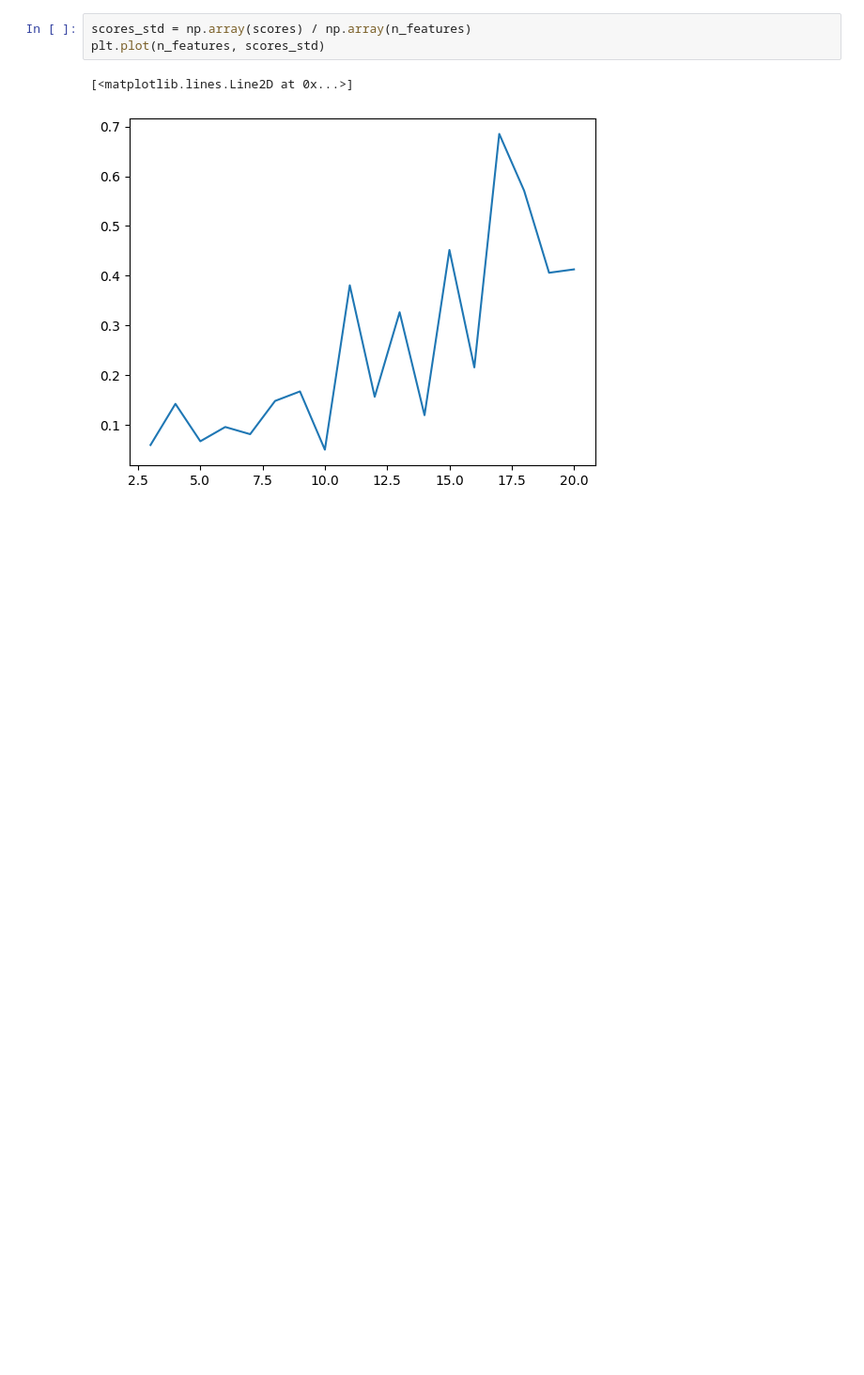
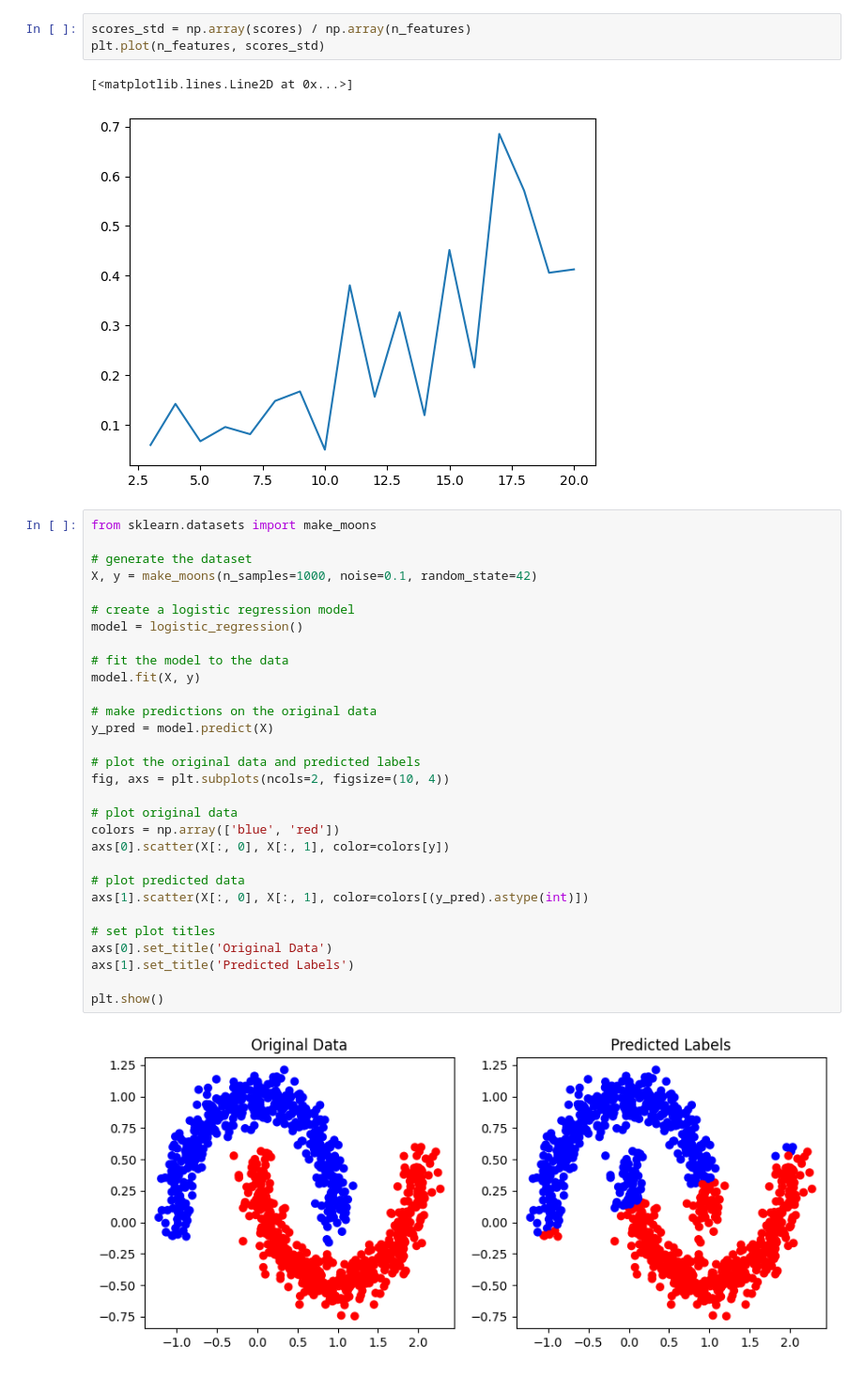
Before and after one commit to wojtas000/Advanced_Machine_Learning, a Jupyter notebook: simulation_experiments.ipynb, the cells around one changed output. Shown at 94% size. Drawn from its saved outputs; the diff is of its cells as text; blank space fills up the shorter version.

Commit message:
add third dataset

```diff
--- a/simulation_experiments.ipynb
+++ b/simulation_experiments.ipynb
@@ -171,3 +167,35 @@ plt.plot(n_features, scores_std)
 # %% [output]
 [<matplotlib.lines.Line2D at 0x...>]
 [figure]
+# %%
+from sklearn.datasets import make_moons
+
+# generate the dataset
+X, y = make_moons(n_samples=1000, noise=0.1, random_state=42)
+
+# create a logistic regression model
+model = logistic_regression()
+
+# fit the model to the data
+model.fit(X, y)
+
+# make predictions on the original data
+y_pred = model.predict(X)
+
+# plot the original data and predicted labels
+fig, axs = plt.subplots(ncols=2, figsize=(10, 4))
+
+# plot original data
+colors = np.array(['blue', 'red'])
+axs[0].scatter(X[:, 0], X[:, 1], color=colors[y])
+
+# plot predicted data
+axs[1].scatter(X[:, 0], X[:, 1], color=colors[(y_pred).astype(int)])
+
+# set plot titles
+axs[0].set_title('Original Data')
+axs[1].set_title('Predicted Labels')
+
+plt.show()
+# %% [output]
+[figure, added]
```
Also changed, not shown: parts of 2 cells of this notebook.
